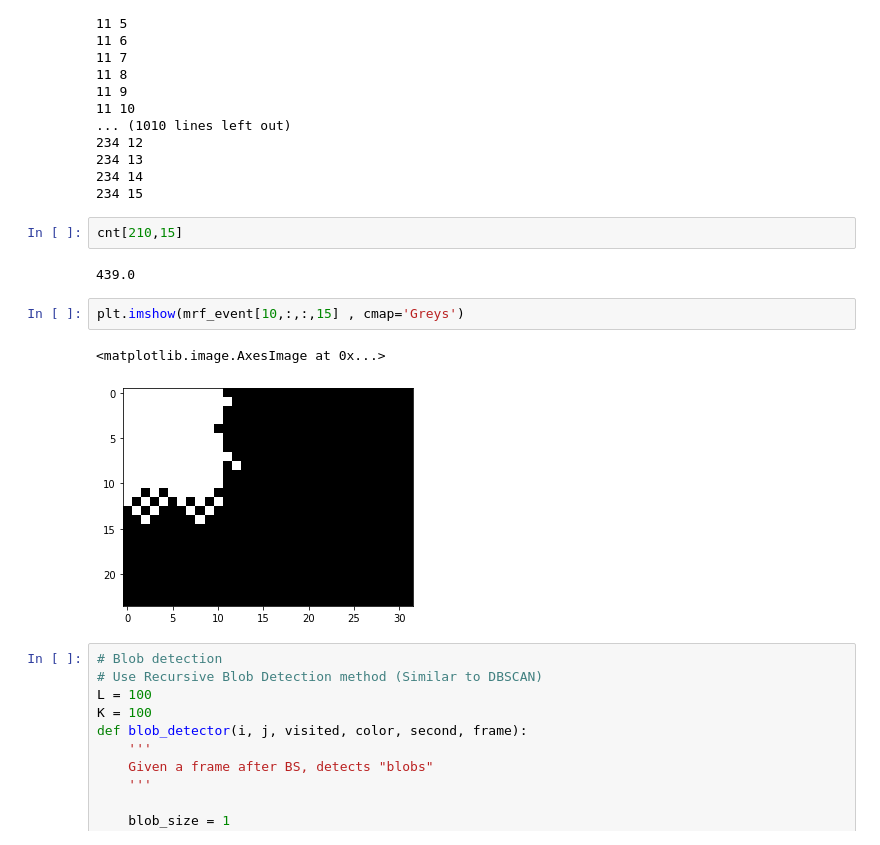
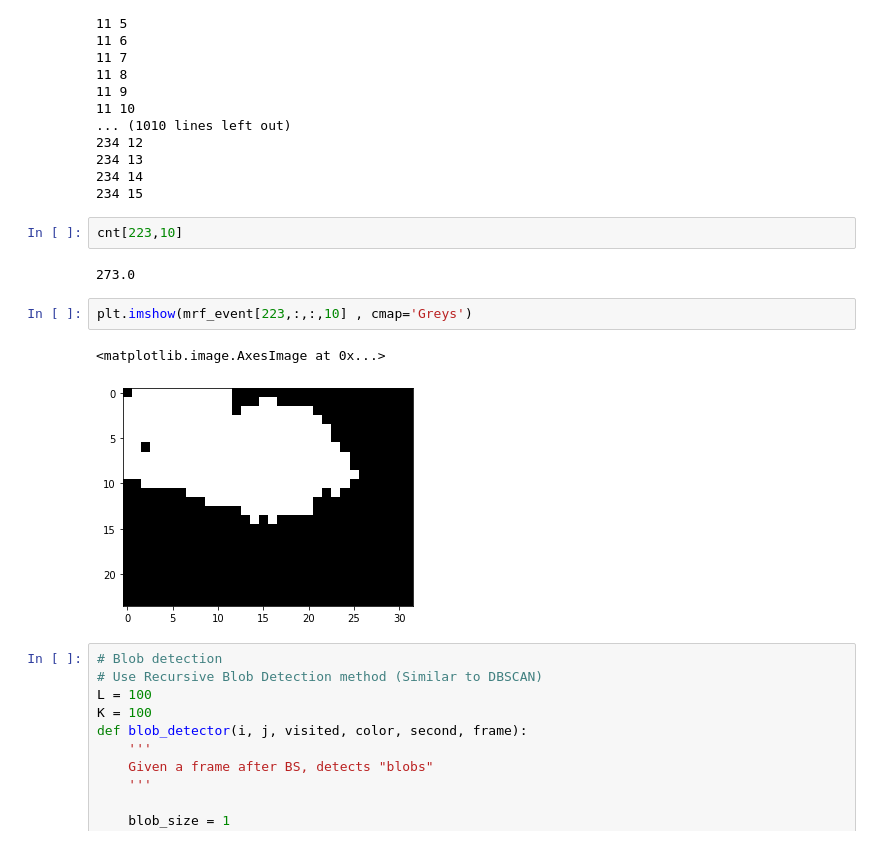
Before and after one commit to nickinack/Occupancy-Estimation, a Jupyter notebook: src/visualize.ipynb, the cells around one changed output. Saved outputs shown, nothing was run; the diff lists cells and outputs as text.

```diff
--- a/src/visualize.ipynb
+++ b/src/visualize.ipynb
@@ -187,15 +187,15 @@ for l in range(0,235):
 234 13
 234 14
 234 15
-# %%
-cnt[210,15]
-# %% [output]
-439.0
+# %%
+cnt[223,10]
+# %% [output]
+273.0
 # %%
-plt.imshow(mrf_event[10,:,:,15] , cmap='Greys')
+plt.imshow(mrf_event[223,:,:,10] , cmap='Greys')
 # %% [output]
 <matplotlib.image.AxesImage at 0x...>
-[figure, old version]
+[figure, new version]
 # %%
 # Blob detection
 # Use Recursive Blob Detection method (Similar to DBSCAN)
```
Also changed, not shown: parts of 9 cells of this notebook, 2 other files.
